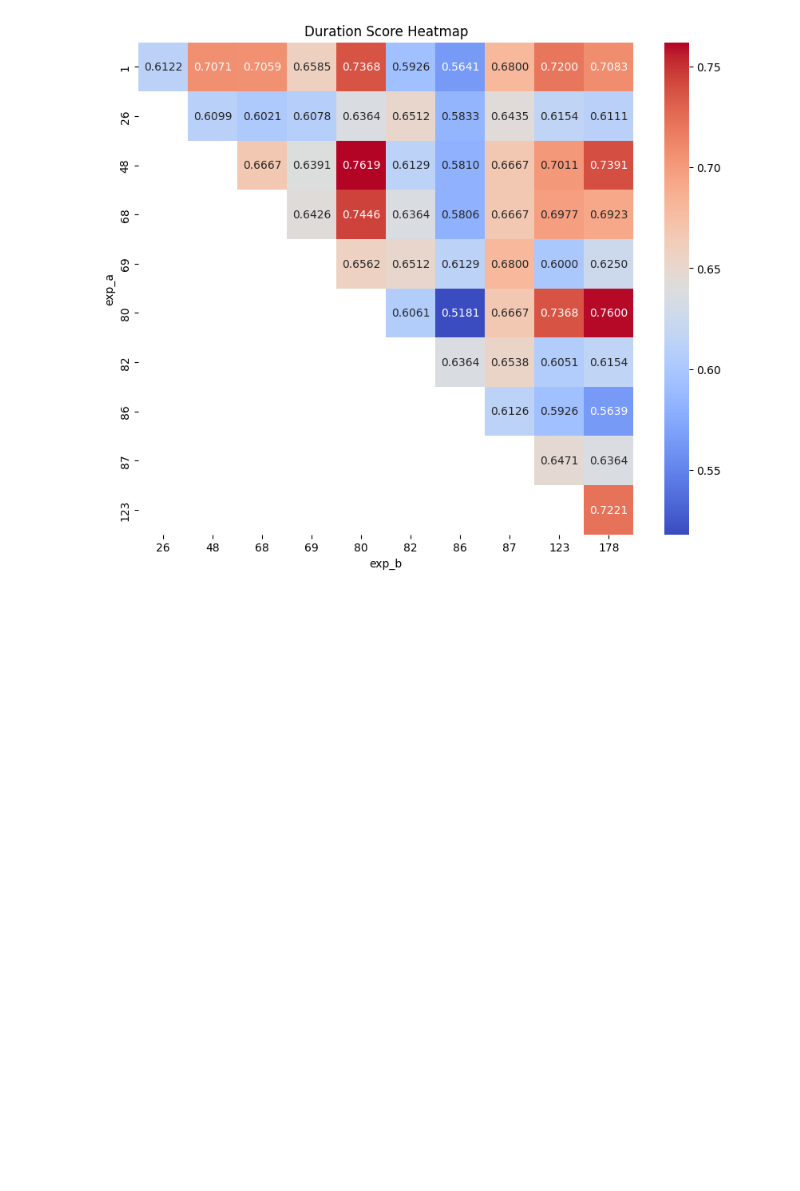
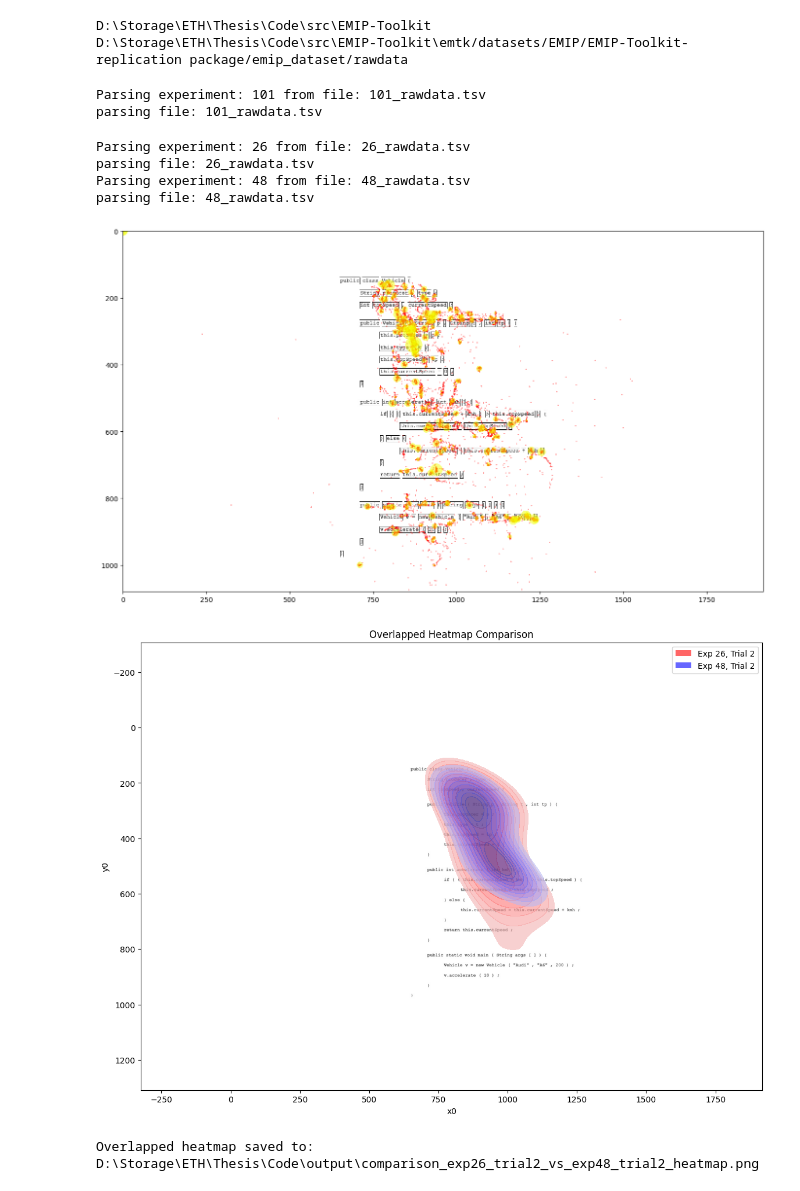
Before and after one commit to Belown/Programmer_Scanpath_Gaze_Behavior, a Jupyter notebook: test.ipynb, the cells around one changed output. Cells and saved outputs as stored; diff of their text form; code cells hidden in the pictures; blank space fills up the shorter version.

```diff
--- a/test.ipynb
+++ b/test.ipynb
@@ -111,18 +1,51 @@ plt.show()
-# %%
-import pandas as pd
-import seaborn as sns
-import matplotlib.pyplot as plt
-
-# 读取数据
-data = pd.read_csv("comparison_results/high_results.csv")
-
-# 选择一个分数类型（例如 Shape）
-pivot_data = data.pivot("exp_a", "exp_b", "Duration")
-
-# 绘制热力图
-plt.figure(figsize=(10, 8))
-sns.heatmap(pivot_data, annot=True, cmap="coolwarm", fmt=".4f")
-plt.title("Duration Score Heatmap")
-plt.show()
-# %% [output]
-[figure, removed]
+# %%
+import os
+from tools.path import setup_paths
+
+paths = setup_paths()
+lib_path = paths["lib_path"]
+
+print(lib_path)
+print(os.path.join(lib_path, "emtk", "datasets", "EMIP", "EMIP-Toolkit- replication package", "emip_dataset", "rawdata"))
+# %% [output]
+D:\Storage\ETH\Thesis\Code\src\EMIP-Toolkit
+D:\Storage\ETH\Thesis\Code\src\EMIP-Toolkit\emtk/datasets/EMIP/EMIP-Toolkit- replication package/emip_dataset/rawdata
+# %%
+from tools.auxiliary.parse_single_experiment import parse_single_experiment
+
+experiment_id = "101"
+eye_events_df, samples_df = parse_single_experiment(experiment_id)
+# %% [output]
+Parsing experiment: 101 from file: 101_rawdata.tsv
+parsing file: 101_rawdata.tsv
+# %%
+from tools import image_generation
+from tools.auxiliary.parse_single_experiment import parse_single_experiment
+import os
+from tools.path import setup_paths
+
+paths = setup_paths()
+lib_path = paths["lib_path"]
+
+os.chdir(lib_path)
+
+
+exp_a = ('26', '2')
+exp_b = ('48', '2')
+eye_a, samples_a = parse_single_experiment(exp_a[0])
+eye_b, samples_b = parse_single_experiment(exp_b[0])
+
+eye_events = eye_a.append(eye_b, ignore_index=True)
+samples = samples_a.append(samples_b, ignore_index=True)
+
+image_generation.emip_gen(exp = exp_a, eye_events = eye_events, samples = samples, query = False)
+
+image_generation.emip_gen(exp = exp_a, eye_events = eye_events, samples = samples, query = False, image_type = 'heatmap', compare_exp = exp_b)
+# %% [output]
+Parsing experiment: 26 from file: 26_rawdata.tsv
+parsing file: 26_rawdata.tsv
+Parsing experiment: 48 from file: 48_rawdata.tsv
+parsing file: 48_rawdata.tsv
+[figure, added]
+[figure, added]
+Overlapped heatmap saved to: D:\Storage\ETH\Thesis\Code\output\comparison_exp26_trial2_vs_exp48_trial2_heatmap.png
```
Also changed, not shown: parts of 7 cells of this notebook, 2 other files.
